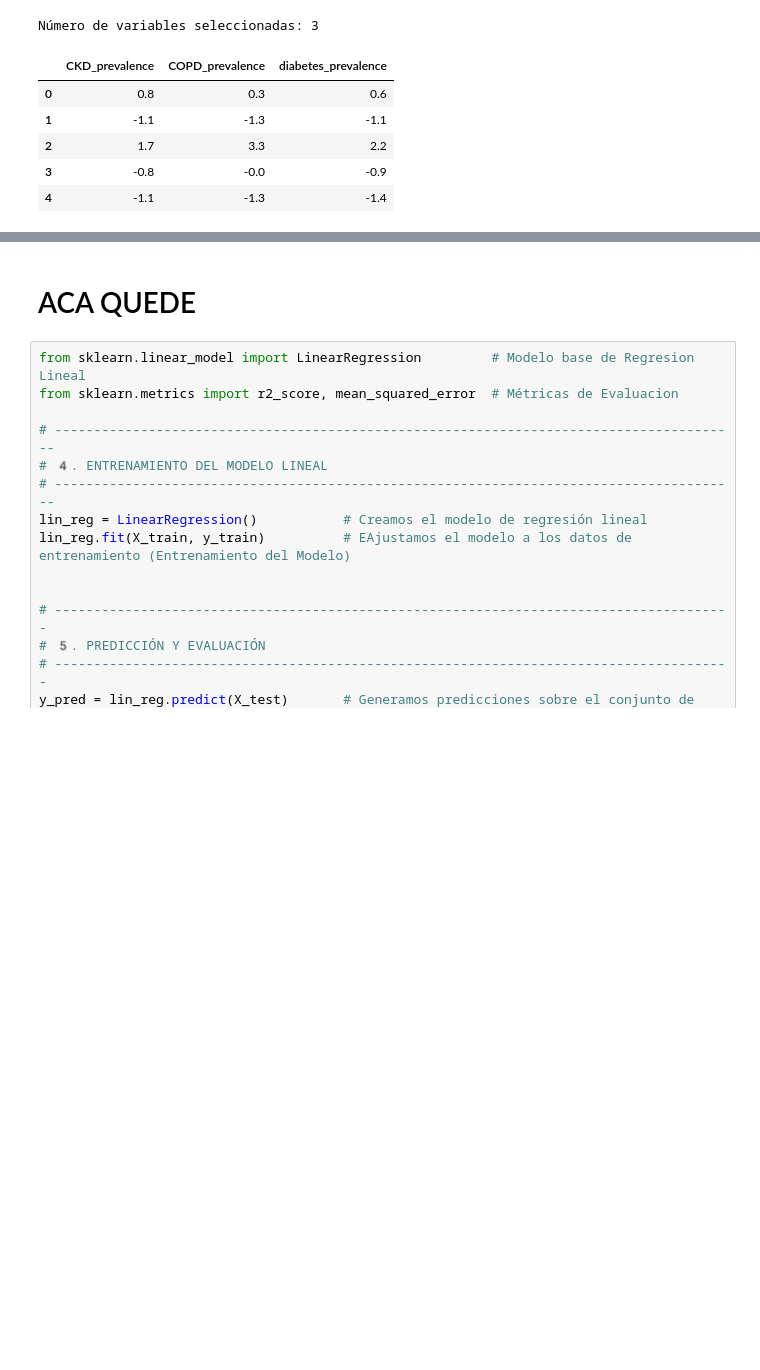
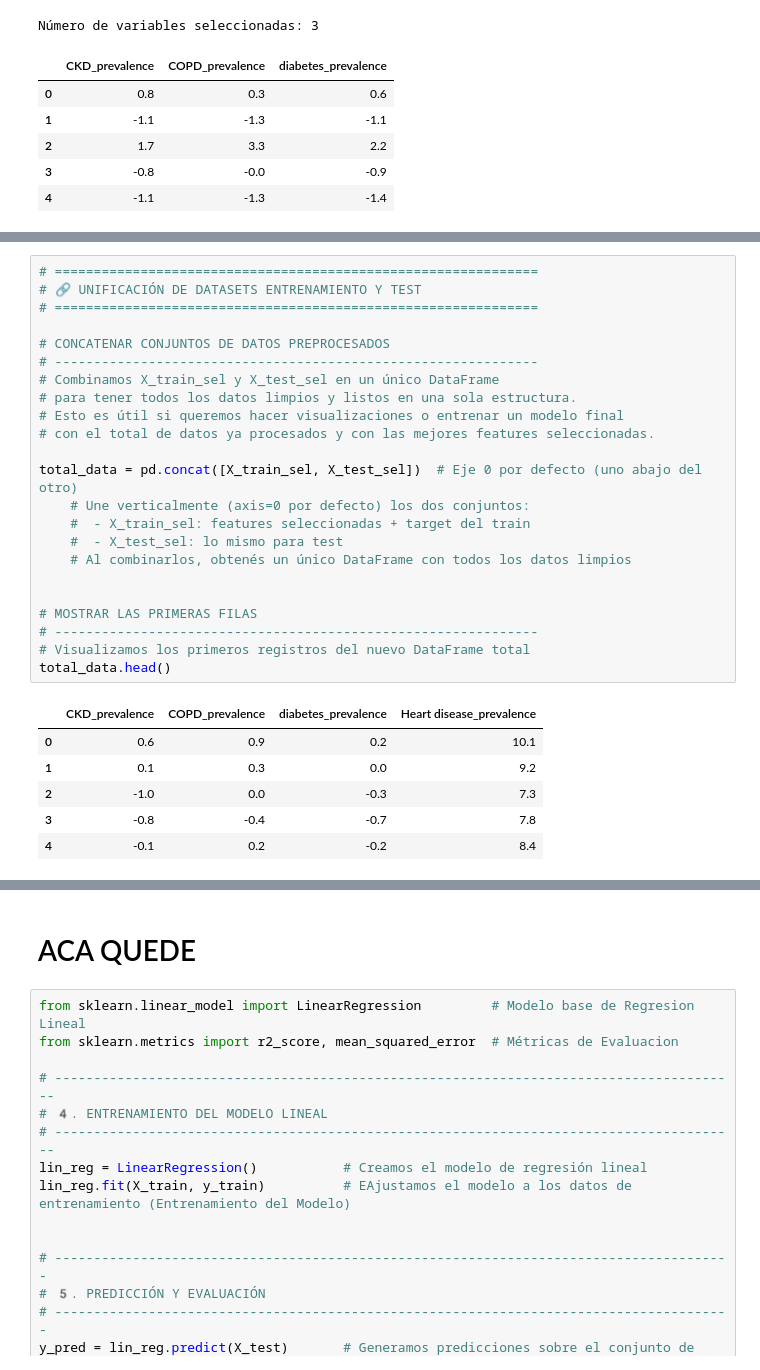
Before and after one commit to mvlarra/Project_ML_Linear_Regression_regularized_VL, a Jupyter notebook: Project_ML_Linear_Regresion_Regularized_VL.ipynb, the cells around one changed output, grey strips where cells are left out. Saved outputs shown, nothing was run; the diff lists cells and outputs as text; blank space fills up the shorter version.

```diff
--- a/Project_ML_Linear_Regresion_Regularized_VL.ipynb
+++ b/Project_ML_Linear_Regresion_Regularized_VL.ipynb
@@ -802,0 +807,30 @@ OSError: Cannot save file into a non-existent directory: 'data/processed'
+# %%
+# ==============================================================
+# 🔗 UNIFICACIÓN DE DATASETS ENTRENAMIENTO Y TEST
+# ==============================================================
+
+# CONCATENAR CONJUNTOS DE DATOS PREPROCESADOS
+# --------------------------------------------------------------
+# Combinamos X_train_sel y X_test_sel en un único DataFrame
+# para tener todos los datos limpios y listos en una sola estructura.
+# Esto es útil si queremos hacer visualizaciones o entrenar un modelo final
+# con el total de datos ya procesados y con las mejores features seleccionadas.
+
+total_data = pd.concat([X_train_sel, X_test_sel])  # Eje 0 por defecto (uno abajo del otro)
+    # Une verticalmente (axis=0 por defecto) los dos conjuntos:
+    #  - X_train_sel: features seleccionadas + target del train
+    #  - X_test_sel: lo mismo para test
+    # Al combinarlos, obtenés un único DataFrame con todos los datos limpios
+
+
+# MOSTRAR LAS PRIMERAS FILAS
+# --------------------------------------------------------------
+# Visualizamos los primeros registros del nuevo DataFrame total
+total_data.head()
+# %% [output]
+|  | CKD_prevalence | COPD_prevalence | diabetes_prevalence | Heart disease_prevalence |
+| 0 | 0.6 | 0.9 | 0.2 | 10.1 |
+| 1 | 0.1 | 0.3 | 0.0 | 9.2 |
+| 2 | -1.0 | 0.0 | -0.3 | 7.3 |
+| 3 | -0.8 | -0.4 | -0.7 | 7.8 |
+| 4 | -0.1 | 0.2 | -0.2 | 8.4 |
```
Also changed, not shown: parts of 9 cells of this notebook.
